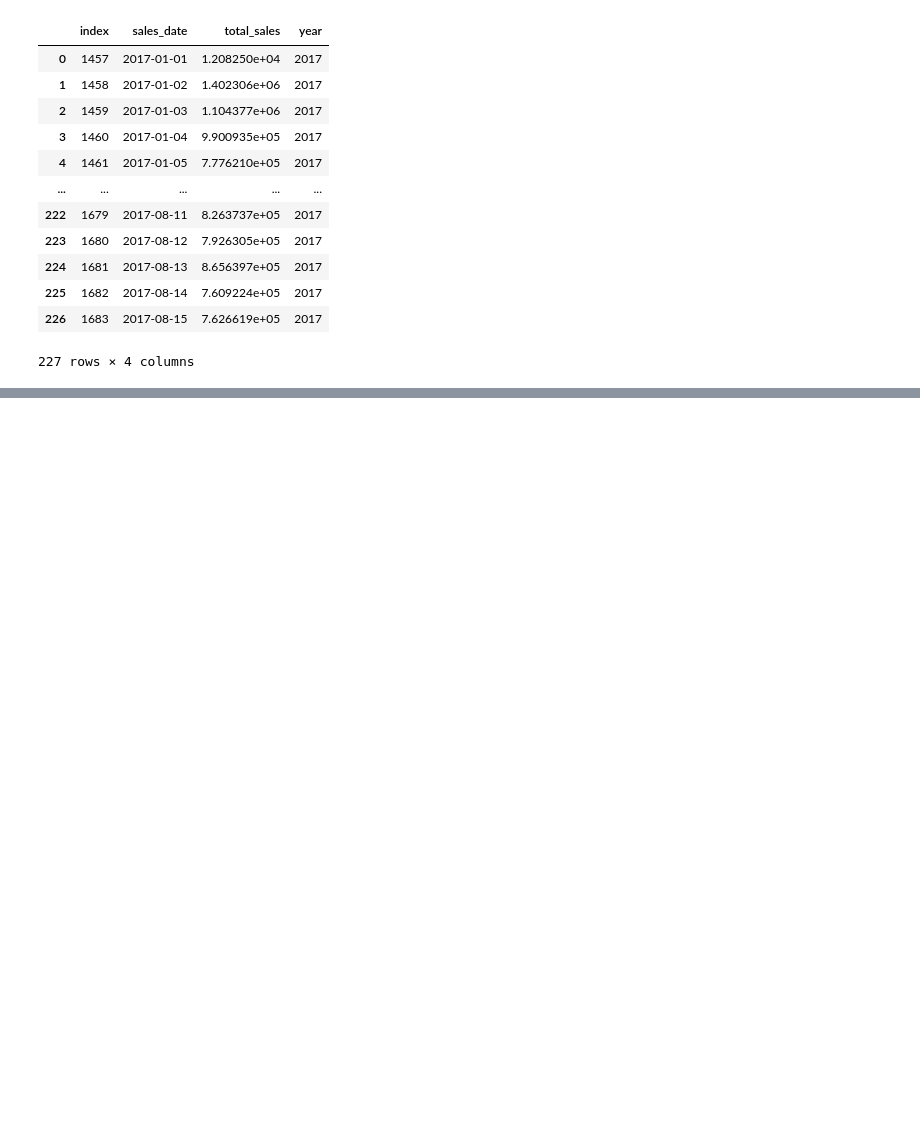
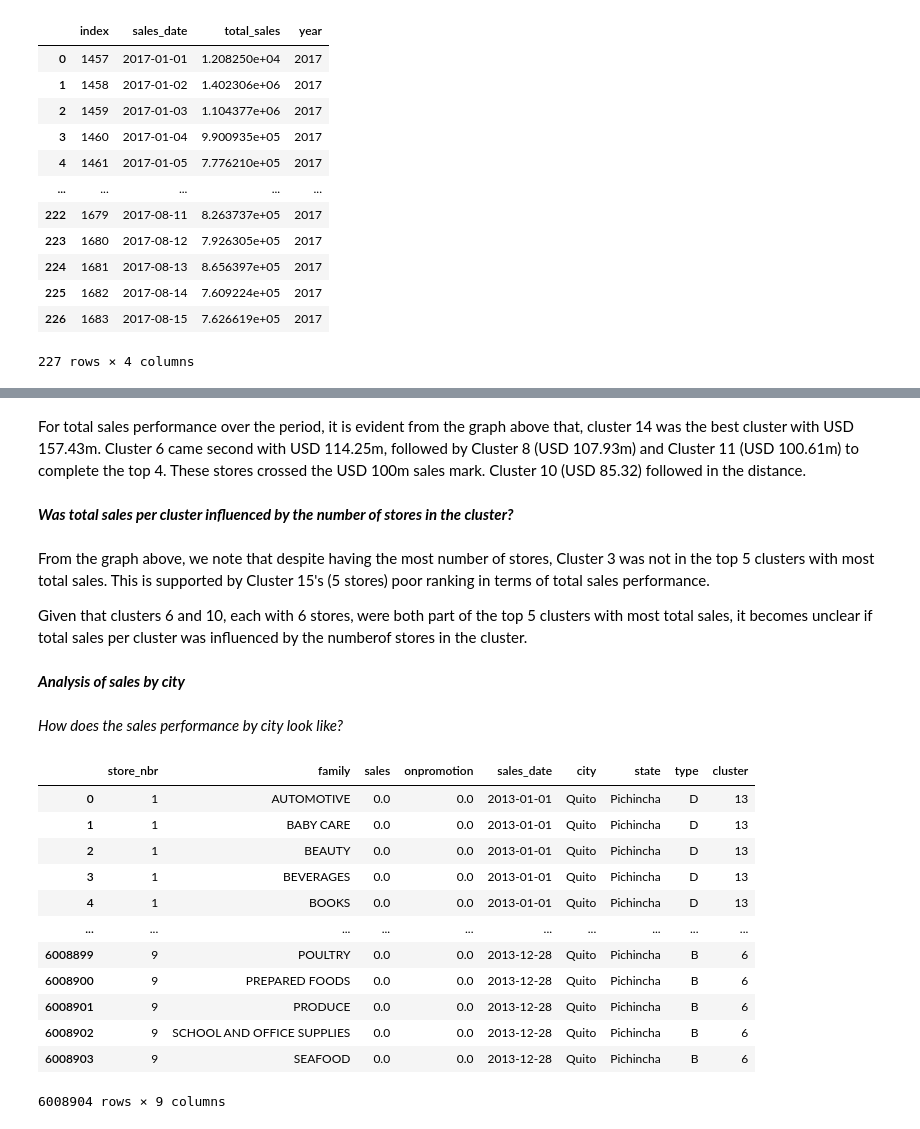
Before and after one commit to kbay9/Retail_Sales_Price_Prediction, a Jupyter notebook: sales_prediction.ipynb, the cells around one changed output, grey strips where cells are left out. Saved outputs shown, nothing was run; the diff lists cells and outputs as text; code cells hidden in the pictures; blank space fills up the shorter version.

```diff
--- a/sales_prediction.ipynb
+++ b/sales_prediction.ipynb
@@ -961,0 +1170,4 @@ data_2017
+# %% [markdown]
+For total sales performance over the period, it is evident from the graph above that, cluster 14 was the best cluster with USD 157.43m. Cluster 6 came second with USD 114.25m, followed by Cluster 8 (USD 107.93m) and Cluster 11 (USD 100.61m) to complete the top 4. These stores crossed the USD 100m sales mark. Cluster 10 (USD 85.32) followed in the distance.
+# %% [markdown]
+***Was total sales per cluster influenced by the number of stores in the cluster?***
@@ -961,0 +1186,4 @@ data_2017
+# %% [markdown]
+From the graph above, we note that despite having the most number of stores, Cluster 3 was not in the top 5 clusters with most total sales. This is supported by Cluster 15's (5 stores) poor ranking in terms of total sales performance.
+
+Given that clusters 6 and 10, each with 6 stores, were both part of the top 5 clusters with most total sales, it becomes unclear if total sales per cluster was influenced by the numberof stores in the cluster.
@@ -961,0 +1199,22 @@ data_2017
+# %% [markdown]
+***Analysis of sales by city***
+# %% [markdown]
+*How does the sales performance by city look like?*
+# %%
+# Joining the train data with the stores data
+train_x_stores = pd.merge(train_data, stores_data, on = "store_nbr")
+train_x_stores
+# %% [output]
+|  | store_nbr | family | sales | onpromotion | sales_date | city | state | type | cluster |
+| 0 | 1 | AUTOMOTIVE | 0.0 | 0.0 | 2013-01-01 | Quito | Pichincha | D | 13 |
+| 1 | 1 | BABY CARE | 0.0 | 0.0 | 2013-01-01 | Quito | Pichincha | D | 13 |
+| 2 | 1 | BEAUTY | 0.0 | 0.0 | 2013-01-01 | Quito | Pichincha | D | 13 |
+| 3 | 1 | BEVERAGES | 0.0 | 0.0 | 2013-01-01 | Quito | Pichincha | D | 13 |
+| 4 | 1 | BOOKS | 0.0 | 0.0 | 2013-01-01 | Quito | Pichincha | D | 13 |
+| ... | ... | ... | ... | ... | ... | ... | ... | ... | ... |
+| 6008899 | 9 | POULTRY | 0.0 | 0.0 | 2013-12-28 | Quito | Pichincha | B | 6 |
+| 6008900 | 9 | PREPARED FOODS | 0.0 | 0.0 | 2013-12-28 | Quito | Pichincha | B | 6 |
+| 6008901 | 9 | PRODUCE | 0.0 | 0.0 | 2013-12-28 | Quito | Pichincha | B | 6 |
+| 6008902 | 9 | SCHOOL AND OFFICE SUPPLIES | 0.0 | 0.0 | 2013-12-28 | Quito | Pichincha | B | 6 |
+| 6008903 | 9 | SEAFOOD | 0.0 | 0.0 | 2013-12-28 | Quito | Pichincha | B | 6 |
+6008904 rows × 9 columns
```
Also changed, not shown: parts of 68 cells of this notebook.
